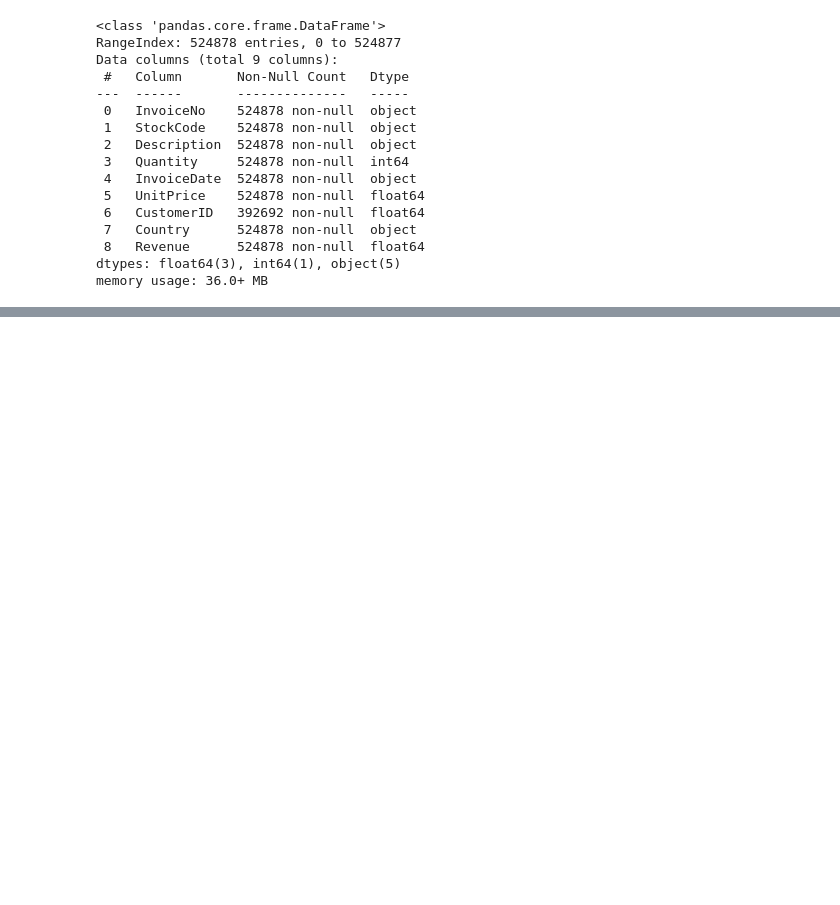
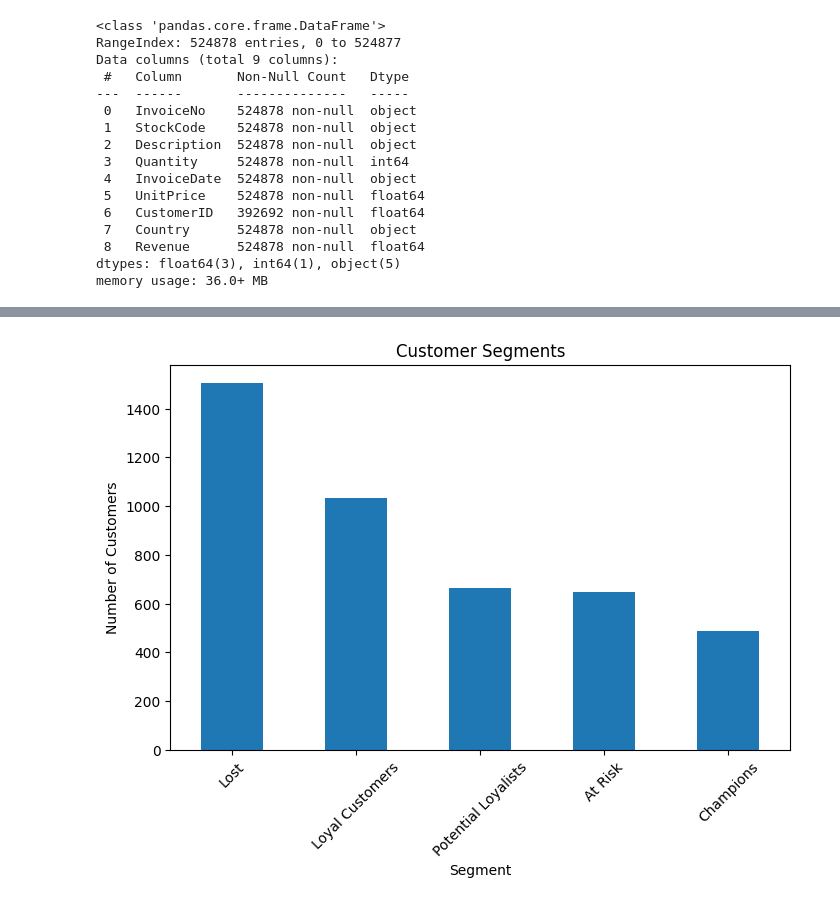
Before and after one commit to faisaltechai/Retail-Pulse, a Jupyter notebook: notebooks/04_rfm_analysis.ipynb, the cells around one changed output, grey strips where cells are left out. Saved outputs shown, nothing was run; the diff lists cells and outputs as text; code cells hidden in the pictures; blank space fills up the shorter version.

```diff
--- a/notebooks/04_rfm_analysis.ipynb
+++ b/notebooks/04_rfm_analysis.ipynb
@@ -377,0 +107,8 @@ rfm.to_csv("../data/processed/rfm_data.csv", index=False)
+# %%
+customer_rfm['RFM_Score'] = (
+    customer_rfm['R_Score'].astype(str) +
+    customer_rfm['F_Score'].astype(str) +
+    customer_rfm['M_Score'].astype(str)
+)
+
+customer_rfm.head()
@@ -377,0 +123,21 @@ rfm.to_csv("../data/processed/rfm_data.csv", index=False)
+# %%
+
+def segment_customer(row):
+    r = int(row['R_Score'])
+    f = int(row['F_Score'])
+    m = int(row['M_Score'])
+
+    if r == 4 and f == 4 and m == 4:
+        return 'Champions'
+    elif r >= 3 and f >= 3:
+        return 'Loyal Customers'
+    elif r >= 3 and f <= 2:
+        return 'Potential Loyalists'
+    elif r <= 2 and f >= 3:
+        return 'At Risk'
+    else:
+        return 'Lost'
+
+customer_rfm['Segment'] = customer_rfm.apply(segment_customer, axis=1)
+
+customer_rfm.head()
@@ -377,0 +162,7 @@ rfm.to_csv("../data/processed/rfm_data.csv", index=False)
+# %%
+
+segment_counts = customer_rfm['Segment'].value_counts()
+
+segment_percentage = segment_counts / len(customer_rfm) * 100
+
+print(segment_percentage.round(2))
@@ -377,0 +177,11 @@ rfm.to_csv("../data/processed/rfm_data.csv", index=False)
+# %%
+
+segment_counts.plot(kind='bar', figsize=(8, 5))
+
+plt.title('Customer Segments')
+plt.xlabel('Segment')
+plt.ylabel('Number of Customers')
+plt.xticks(rotation=45)
+plt.show()
+# %% [output]
+[figure, added]
```
Also changed, not shown: parts of 60 cells of this notebook, 13 other files.
